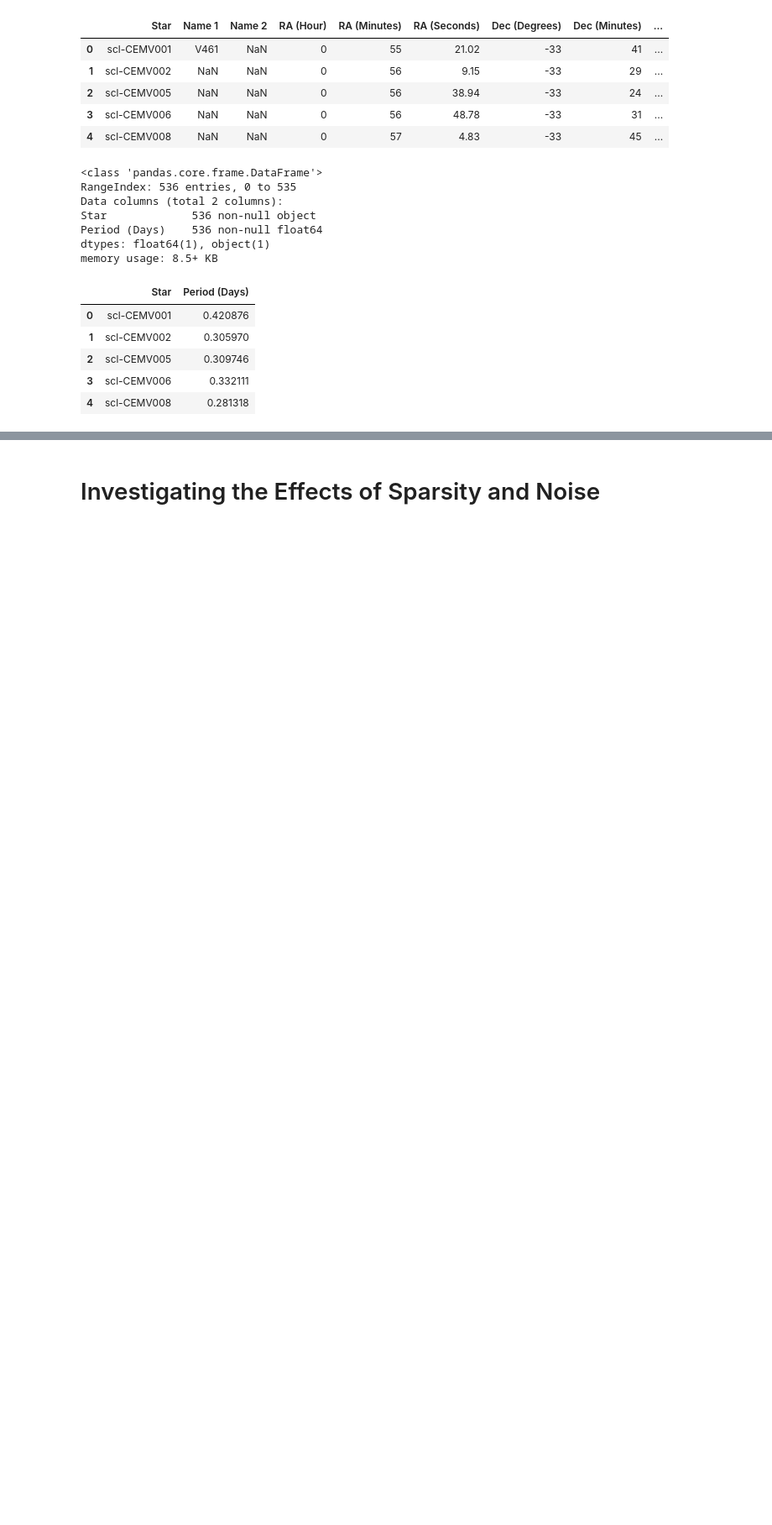
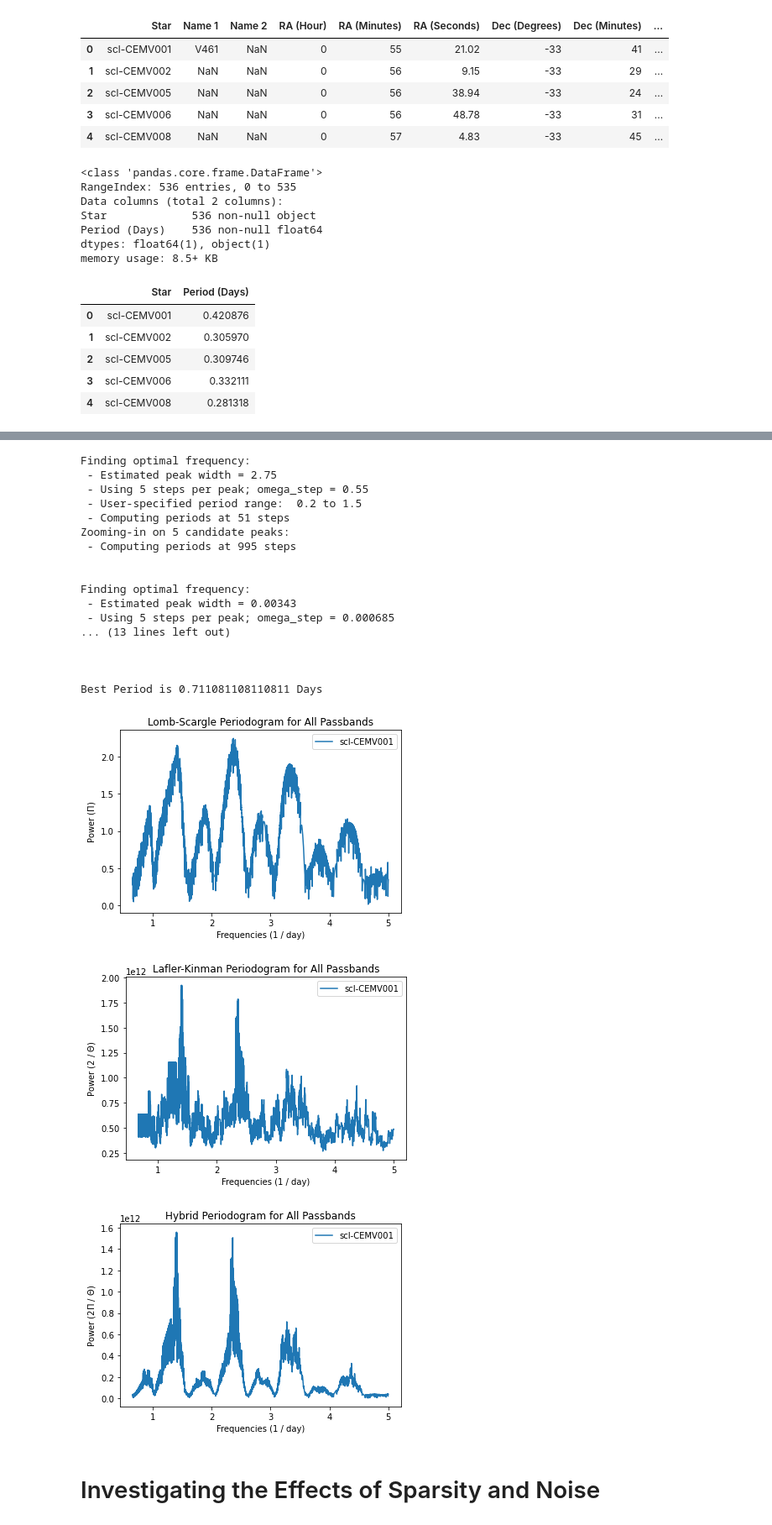
Before and after one commit to pranav-nagarajan/Variable-Stars, a Jupyter notebook: Period Analysis for Variable Stars.ipynb, the cells around one changed output, grey strips where cells are left out. Shown at 84% size. Cells and saved outputs as stored; diff of their text form; code cells hidden in the pictures; blank space fills up the shorter version.

```diff
--- a/Period Analysis for Variable Stars.ipynb
+++ b/Period Analysis for Variable Stars.ipynb
@@ -497,3 +515,27 @@ memory usage: 8.5+ KB
+# %%
+best_period_V001 = find_best_period(sculptor_photometry, star = 'scl-CEMV001')[2];
+print(f"\nBest Period is {best_period_V001} Days")
+# %% [output]
+Finding optimal frequency:
+ - Estimated peak width = 2.75
+ - Using 5 steps per peak; omega_step = 0.55
+ - User-specified period range:  0.2 to 1.5
+ - Computing periods at 51 steps
+Zooming-in on 5 candidate peaks:
+ - Computing periods at 995 steps
+
+
+Finding optimal frequency:
+ - Estimated peak width = 0.00343
+ - Using 5 steps per peak; omega_step = 0.000685
+... (13 lines left out)
+
+
+
+Best Period is 0.711081108110811 Days
+[figure, added]
+[figure, added]
+[figure, added]
 # %% [markdown]
 # Investigating the Effects of Sparsity and Noise
 # %%
```
Also changed, not shown: parts of 2 cells of this notebook, 2 other files.
